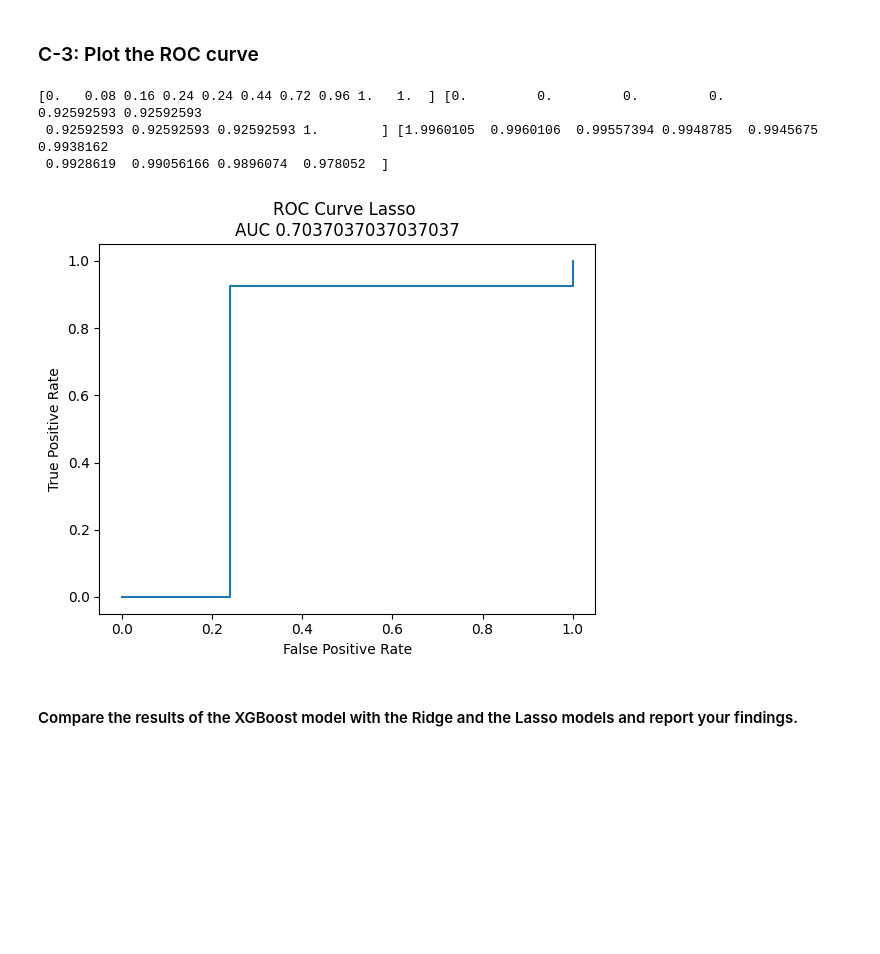
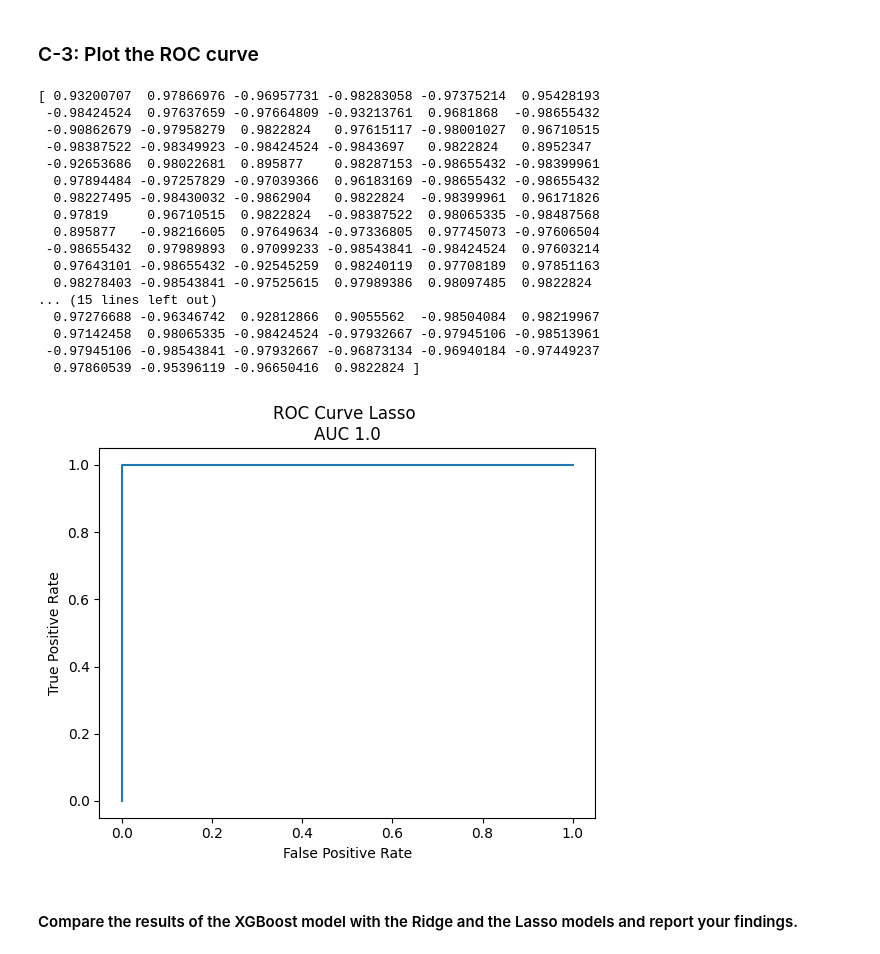
Before and after one commit to Tombo-Combo77/633Hw2, a Jupyter notebook: CSCE633_HW2_Starter_Notebook.ipynb, the cells around one changed output. Drawn from its saved outputs; the diff is of its cells as text; code cells hidden in the pictures; blank space fills up the shorter version.

Commit message:
Finished Draft 2. All problems answered, needs review.

```diff
--- a/CSCE633_HW2_Starter_Notebook.ipynb
+++ b/CSCE633_HW2_Starter_Notebook.ipynb
@@ -534,8 +541,13 @@ Don't forget to create a method to make predictions using your tree. You may cre
 **Plot the MSE at each depth of your tree**
 # %%
 ## YOUR CODE HERE
-model = TreeRegressor(max_depth=1)
+model = TreeRegressor(max_depth=np.inf, min_samples_split=1)
 model.fit(np.reshape(data_regress[:, 0], (len(data_regress[:, 0]), 1)), np.reshape(data_regress[:, 1], (len(data_regress[:, 1]), 1)))
 preds = model.predict(data_regress[:, 0])
-print(np.asarray(preds, int),"\n", data_regress[:, 1].flatten())
+print("MSE AT EACH DEPTH: ", model.mse_depth)
+plt.plot(np.arange(len(model.mse_depth)), model.mse_depth)
+plt.xlabel("Depth of Tree")
+plt.ylabel("MSE")
+plt.title("MSE VS DEPTH")
+plt.show()
 # %% [output]
@@ -766,12 +751,22 @@ class TreeClassifier():
 **Plot the classification accuracy at each depth of your tree.**
 # %%
 ## YOUR CODE HERE
-model = TreeClassifier()
+model = TreeClassifier(max_depth=np.inf, min_samples_split=1) #need to fix classifier on first instance
 print("Data Class Shape: ", data_class.shape)
 #Because I am using bincount in my sety
-print("Y-Values: ", data_class[:, 2])
+# print("Y-Values: ", data_class[:, 2])
 model.fit(data_class[:, :2], data_class[:, 2])
 preds = model.predict(data_class[:, :2])
-print(np.asarray(preds, int),"\n", np.asarray(data_class[:, 2].flatten(), int))
+print("Total Incorrect: ", data_class.shape[0]-np.sum(np.asarray(preds, int)==np.asarray(data_class[:, 2].flatten(), int)))
+
+#The model has no set 'quit' so it will continue until all points are classified, even if it is a pure node.
+#I did this intentionally, to show overfitting. If I wanted to remove this behavior, Id add a check for a gini index of 0
+acc = model.get_accuracy()
+print("CLASS ACCURACY AT EACH DEPTH: ", acc)
+plt.plot(np.arange(len(acc)), acc)
+plt.xlabel("Depth of Tree")
+plt.ylabel("Accuracy")
+plt.title("Accuracy vs Depth")
+plt.show()
 # %% [output]
 Data Class Shape:  (99, 3)
@@ -848,26 +837,49 @@ params = {'objective': 'reg:squarederror', 'max_depth':100, 'eta': opt_alphaX} #
 dtrain_reg = xgb.DMatrix(trFeat, trLbl, enable_categorical = True)
 dtest_reg = xgb.DMatrix(tstFeat, tstLbl, enable_categorical = True)
 model_X = xgb.XGBClassifier(**params)
-model_X = model_X.fit(tstFeat, tstLbl)
+model_X = model_X.fit(trFeat, trLbl)
 # %% [markdown]
 ### C-3: Plot the ROC curve
 # %%
 ## YOUR CODE HERE
-fpr, tpr, thresholds = metrics.roc_curve(tstLbl, np.amax(model_X.predict_proba(tstFeat), axis=-1))
+pred = model_X.predict_proba(trFeat)
+confidence = np.amax(pred, axis=-1)
+guess = np.argmax(pred, axis=-1)
+guess = (guess*2) - 1
+y_score = guess*confidence
+
+#TODO: Double check this
+# print(y_score)
+
+fpr, tpr, thresholds = metrics.roc_curve(trLbl, y_score)
 auc = metrics.auc(fpr, tpr)
 
-print(fpr, tpr, thresholds)
+# print(fpr, tpr, thresholds)
 #Plotting the ROC curve
 plt.plot(fpr, tpr)
 plt.xlabel("False Positive Rate")
 plt.ylabel("True Positive Rate")
 plt.title("ROC Curve Lasso \nAUC {}".format(auc))
 #I didnt add a legend because I wasnt certain of what it would include
 plt.show()
 # %% [output]
-[0.   0.08 0.16 0.24 0.24 0.44 0.72 0.96 1.   1.  ] [0.         0.         0.         0.         0.92592593 0.92592593
- 0.92592593 0.92592593 0.92592593 1.        ] [1.9960105  0.9960106  0.99557394 0.9948785  0.9945675  0.9938162
- 0.9928619  0.99056166 0.9896074  0.978052  ]
+[ 0.93200707  0.97866976 -0.96957731 -0.98283058 -0.97375214  0.95428193
+ -0.98424524  0.97637659 -0.97664809 -0.93213761  0.9681868  -0.98655432
+ -0.90862679 -0.97958279  0.9822824   0.97615117 -0.98001027  0.96710515
+ -0.98387522 -0.98349923 -0.98424524 -0.9843697   0.9822824   0.8952347
+ -0.92653686  0.98022681  0.895877    0.98287153 -0.98655432 -0.98399961
+  0.97894484 -0.97257829 -0.97039366  0.96183169 -0.98655432 -0.98655432
+  0.98227495 -0.98430032 -0.9862904   0.9822824  -0.98399961  0.96171826
+  0.97819     0.96710515  0.9822824  -0.98387522  0.98065335 -0.98487568
+  0.895877   -0.98216605  0.97649634 -0.97336805  0.97745073 -0.97606504
+ -0.98655432  0.97989893  0.97099233 -0.98543841 -0.98424524  0.97603214
+  0.97643101 -0.98655432 -0.92545259  0.98240119  0.97708189  0.97851163
+  0.98278403 -0.98543841 -0.97525615  0.97989386  0.98097485  0.9822824
+... (15 lines left out)
+  0.97276688 -0.96346742  0.92812866  0.9055562  -0.98504084  0.98219967
+  0.97142458  0.98065335 -0.98424524 -0.97932667 -0.97945106 -0.98513961
+ -0.97945106 -0.98543841 -0.97932667 -0.96873134 -0.96940184 -0.97449237
+  0.97860539 -0.95396119 -0.96650416  0.9822824 ]
-[figure, old version]
+[figure, new version]
 # %% [markdown]
 #### Compare the results of the XGBoost model with the Ridge and the Lasso models and report your findings.
```
Also changed, not shown: parts of 15 cells of this notebook.
